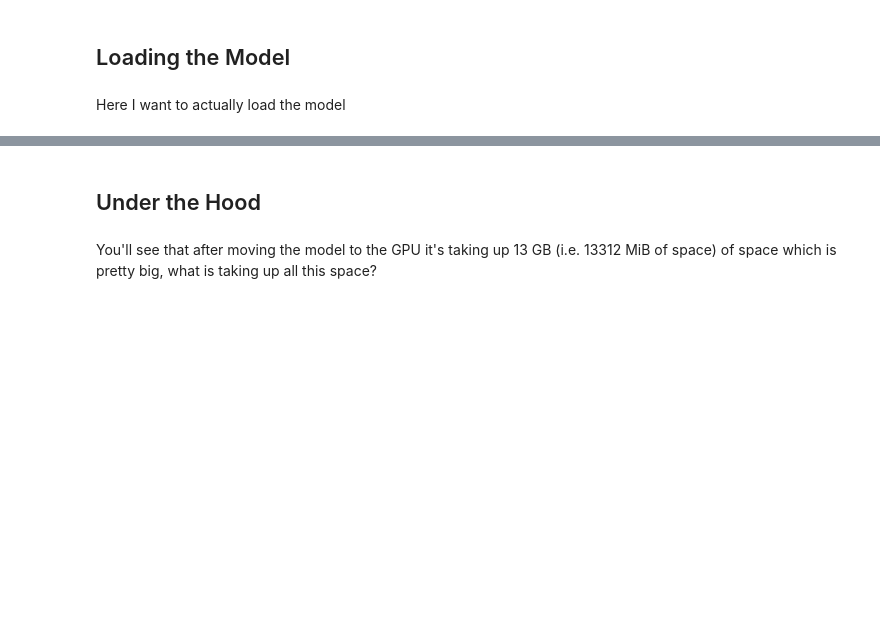
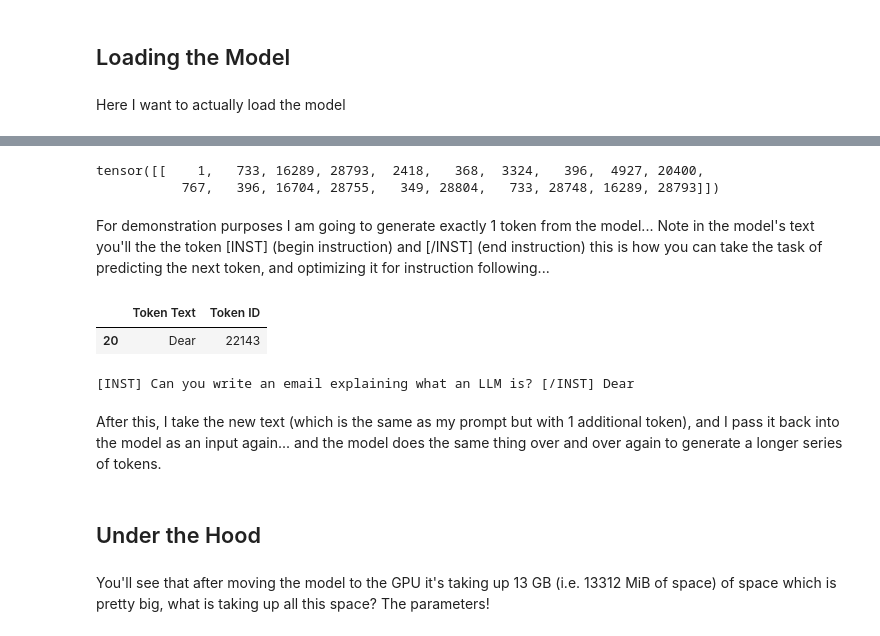
Before and after one commit to FrankLong1/AI-Explainers, a Jupyter notebook: llm_explainer.ipynb, the cells around one changed output, grey strips where cells are left out. Cells and saved outputs as stored; diff of their text form; code cells hidden in the pictures; blank space fills up the shorter version.

```diff
--- a/llm_explainer.ipynb
+++ b/llm_explainer.ipynb
@@ -49,6 +49,8 @@ We'll start by loading a tokenizer from HuggingFace...
 from transformers import AutoModel, AutoTokenizer
 
 tokenizer = AutoTokenizer.from_pretrained(MODEL_NAME)
+
+tokenizer.pad_token_id = tokenizer.eos_token_id
 # %% [markdown]
 The prompt we want to use is "Can you write an email explaining what an LLM is?" we'll start by defining this sentence for the model and giving it to the tokenizer to process...
 # %%
@@ -120,5 +122,6 @@ from transformers import AutoModelForCausalLM
 # Load the model onto the GPU if available, otherwise use CPU
 device = torch.device("cuda" if torch.cuda.is_available() else "cpu")
 
-model = AutoModelForCausalLM.from_pretrained(MODEL_NAME, device=device, torch_dtype=torch.float16)
+mistral_7b_model = AutoModelForCausalLM.from_pretrained(MODEL_NAME, torch_dtype=torch.float16)
+mistral_7b_model.to(device)
 # %% [output]
@@ -148,7 +145,32 @@ print(generated_response)
+# %%
+messages = [
+      {"role": "user", "content": PROMPT}
+]
+
+model_inputs = tokenizer.apply_chat_template(messages, return_tensors="pt").to(device)
+model_inputs
+# %% [output]
+tensor([[    1,   733, 16289, 28793,  2418,   368,  3324,   396,  4927, 20400,
+           767,   396, 16704, 28755,   349, 28804,   733, 28748, 16289, 28793]])
+# %% [markdown]
+For demonstration purposes I am going to generate exactly 1 token from the model... Note in the model's text you'll the the token [INST] (begin instruction) and [/INST] (end instruction) this is how you can take the task of predicting the next token, and optimizing it for instruction following...
+# %%
+generated_ids = mistral_7b_model.generate(model_inputs, max_new_tokens = 1, min_length = 1, do_sample=True, pad_token_id=tokenizer.pad_token_id)
+tokens_and_ids_to_dataframe(tokenizer, generated_ids[0]).tail(1)
+# %% [output]
+|  | Token Text | Token ID |
+| 20 | Dear | 22143 |
+# %%
+generated_text = tokenizer.batch_decode(generated_ids, skip_special_tokens=True)[0]
+print(generated_text)
+# %% [output]
+[INST] Can you write an email explaining what an LLM is? [/INST] Dear
+# %% [markdown]
+After this, I take the new text (which is the same as my prompt but with 1 additional token), and I pass it back into the model as an input again... and the model does the same thing over and over again to generate a longer series of tokens.
 # %% [markdown]
 ## Under the Hood
 # %% [markdown]
-You'll see that after moving the model to the GPU it's taking up 13 GB (i.e. 13312 MiB of space) of space which is pretty big, what is taking up all this space?
+You'll see that after moving the model to the GPU it's taking up 13 GB (i.e. 13312 MiB of space) of space which is pretty big, what is taking up all this space? The parameters!
 # %%
 !nvidia-smi
 # %% [output]
```
Also changed, not shown: parts of 12 cells of this notebook.
